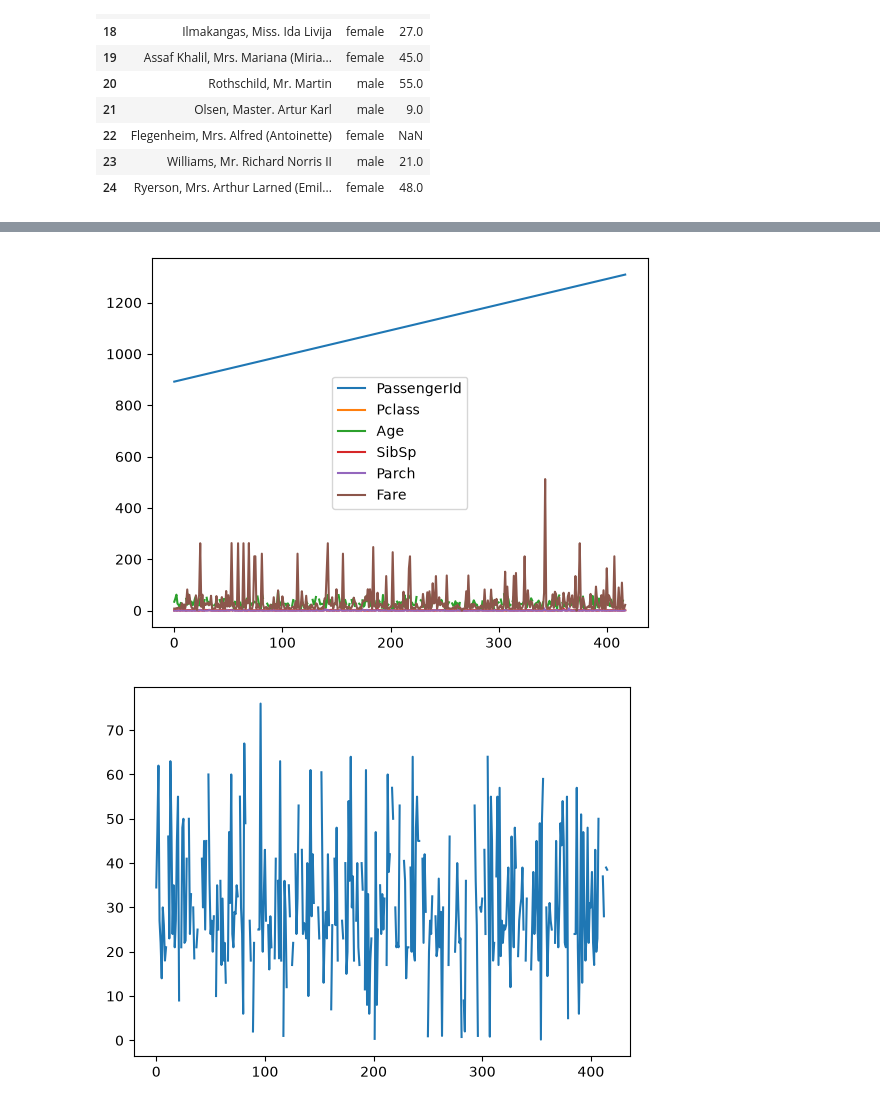
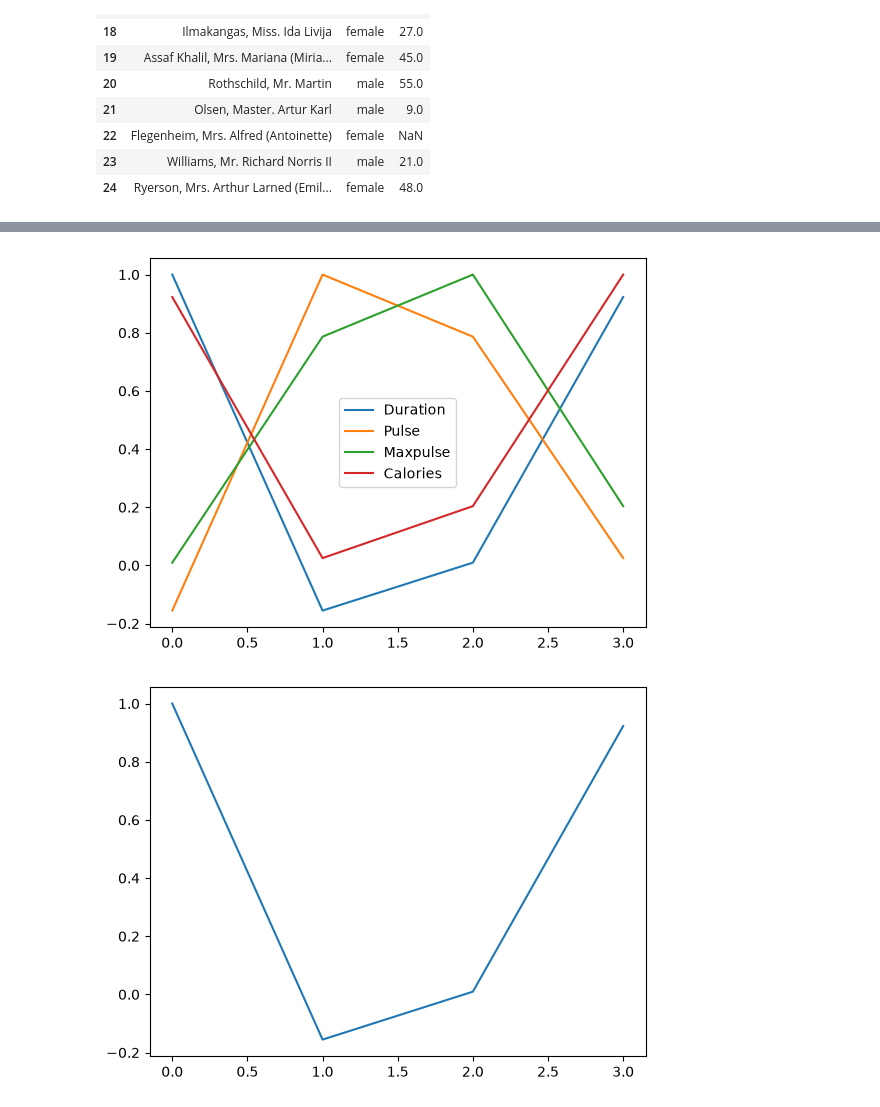
Before and after one commit to mianabdulbasit-tech/Denvox_AI_ML_intership, a Jupyter notebook: week_02/02_pandas.ipynb, the cells around one changed output, grey strips where cells are left out. Drawn from its saved outputs; the diff is of its cells as text; code cells hidden in the pictures.

```diff
--- a/week_02/02_pandas.ipynb
+++ b/week_02/02_pandas.ipynb
@@ -213,0 +389,8 @@ titanic.iloc[9:25, 2:5]
+# %%
+data = {
+    'Duration':  [1.000000, -0.155408,  0.009403,  0.922721],
+    'Pulse' :    [-0.155408,  1.000000,  0.786535,  0.025120],
+    'Maxpulse' : [0.009403,  0.786535,  1.000000,  0.203814],
+    'Calories' : [0.922721,  0.025120,  0.203814,  1.000000]
+}
+df = pd.DataFrame(data)
@@ -214,16 +406,16 @@ titanic.iloc[9:25, 2:5]
 # %%
 import matplotlib.pyplot as plt
-titanic.plot()
+df.plot()
 xlabel='datetime'
 
 plt.show()
 # %% [output]
-[figure, old version]
+[figure, new version]
 # %%
 import matplotlib.pyplot as plt
-titanic['Age'].plot()
+df['Duration'].plot()
 xlabel='datetime'
 
 plt.show()
 # %% [output]
-[figure, old version]
+[figure, new version]
```
Also changed, not shown: parts of 20 cells of this notebook, 1 other file.
